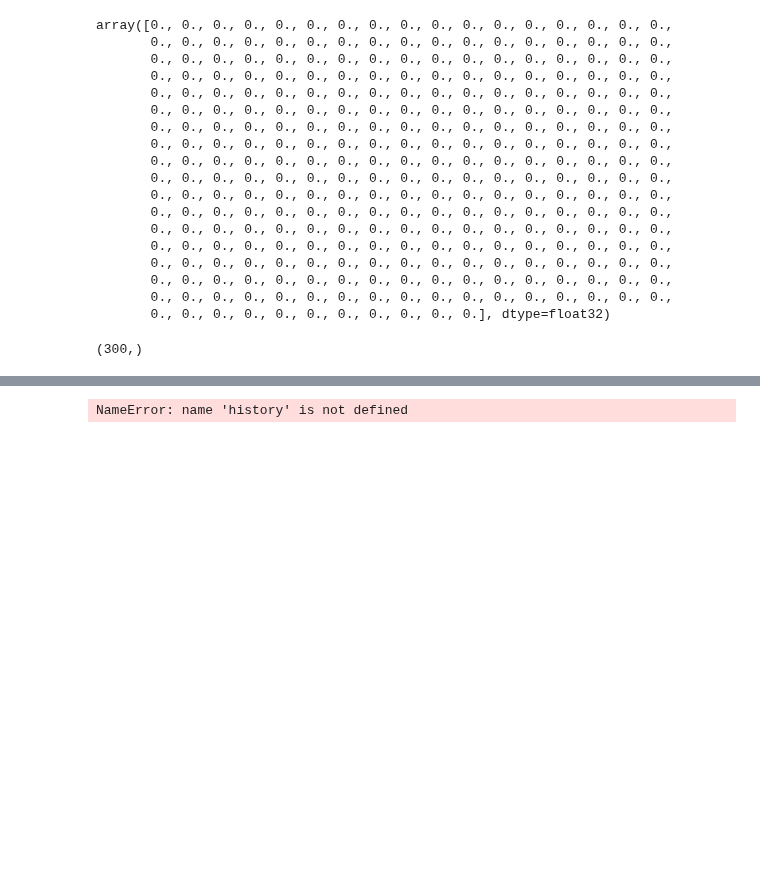
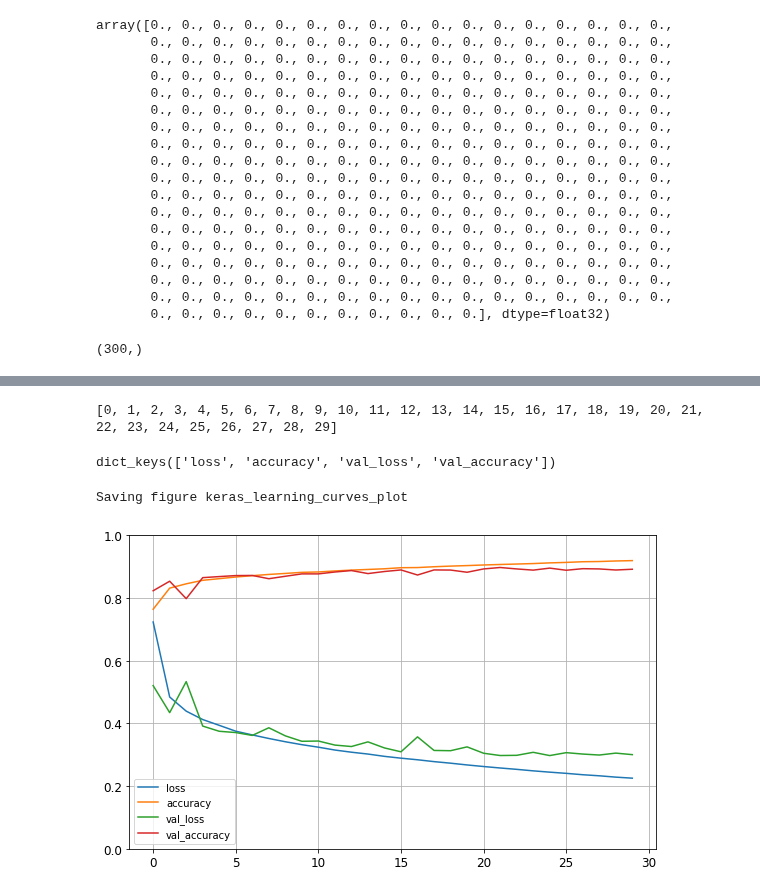
Before and after one commit to Piyush-io/Machine_Learning, a Jupyter notebook: ANNs with Keras.ipynb, the cells around one changed output, grey strips where cells are left out. Drawn from its saved outputs; the diff is of its cells as text; code cells hidden in the pictures; blank space fills up the shorter version.

```diff
--- a/ANNs with Keras.ipynb
+++ b/ANNs with Keras.ipynb
@@ -112,4 +228,4 @@ dtype('uint8')
 # %%
-X_valid , X_train = X_train_full[:5000]/255.0 , X_train_full[5000:]/255.0
-y_valid , y_train = y_train_full[:5000] , y_train_full[5000:]
+X_valid, X_train = X_train_full[:5000] / 255., X_train_full[5000:] / 255.
+y_valid, y_train = y_train_full[:5000], y_train_full[5000:]
 X_test = X_test / 255.
@@ -258,4 +388,6 @@ biases.shape
 # %% [output]
 (300,)
 # %%
-model.compile(loss="sparse_categorical_crossentropy", optimizer="sgd", metrics=["accuracy"])
+model.compile(loss="sparse_categorical_crossentropy",
+              optimizer="sgd",
+              metrics=["accuracy"])
@@ -262,4 +402,5 @@ model.compile(loss="sparse_categorical_crossentropy", optimizer="sgd", metrics=[
 # %%
-history = model.fit(X_train, y_train, epochs=30, validation_data=(X_valid, y_valid))
+history = model.fit(X_train, y_train, epochs=30,
+                    validation_data=(X_valid, y_valid))
 # %% [output]
 Epoch 1/30
@@ -272,12 +427,21 @@ history.epoch
+# %%
+print(history.epoch)
+# %% [output]
+[0, 1, 2, 3, 4, 5, 6, 7, 8, 9, 10, 11, 12, 13, 14, 15, 16, 17, 18, 19, 20, 21, 22, 23, 24, 25, 26, 27, 28, 29]
 # %%
-history.history
+history.history.keys()
+# %% [output]
+dict_keys(['loss', 'accuracy', 'val_loss', 'val_accuracy'])
 # %%
 import pandas as pd
-pd.DataFrame(history.history).plot(figsize=(8,5))
+
+pd.DataFrame(history.history).plot(figsize=(8, 5))
 plt.grid(True)
-plt.gca().set_ylim(0,1)
+plt.gca().set_ylim(0, 1)
+save_fig("keras_learning_curves_plot")
 plt.show()
 # %% [output]
-NameError: name 'history' is not defined
+Saving figure keras_learning_curves_plot
+[figure, added]
 # %%
 model.evaluate(X_test, y_test)
```
Also changed, not shown: parts of 162 cells of this notebook.
